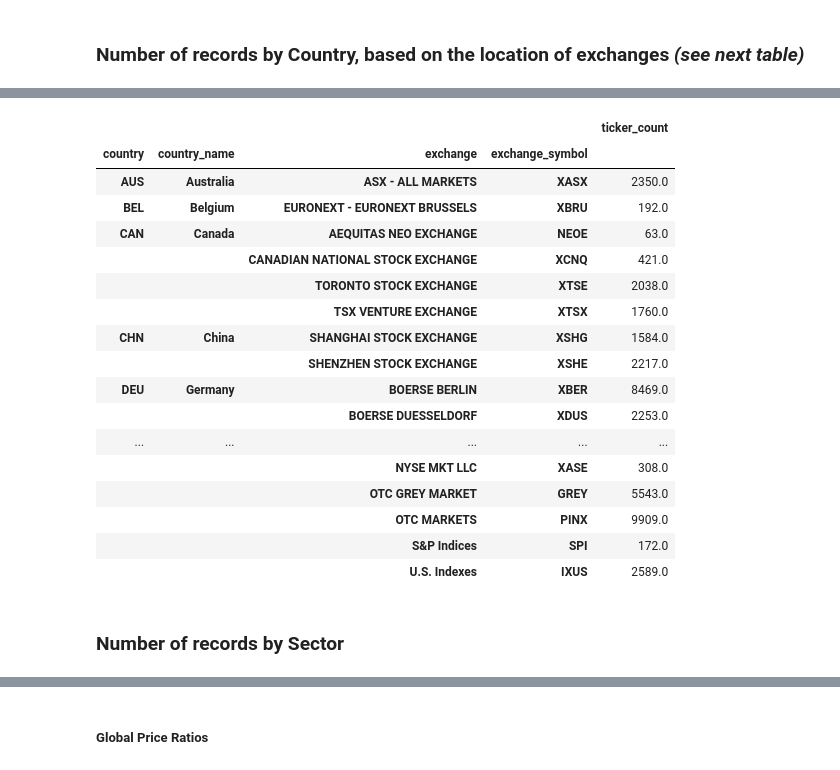
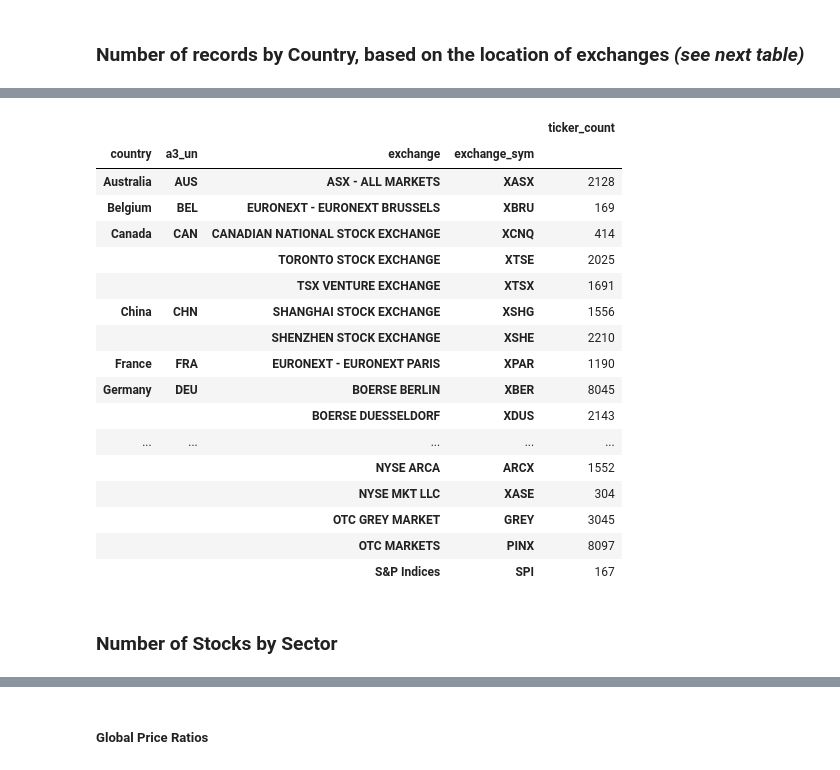
Before and after one commit to caiobran/mstables, a Jupyter notebook: data_overview.ipynb, the cells around one changed output, grey strips where cells are left out. Saved outputs shown, nothing was run; the diff lists cells and outputs as text; code cells hidden in the pictures.

```diff
--- a/data_overview.ipynb
+++ b/data_overview.ipynb
@@ -153,31 +339,26 @@ While $ticker\_count > 10$
-# %%
-cols = ['country', 'country_name', 'exchange', 'exchange_symbol', 'ticker']
-us_exchanges = (df_master[cols] # Select relevant columns
-                #.where(df_mtr['country'] == 'USA').dropna() # Filter for country 'USA' only
-                .groupby(by=cols[:-1]) # Group records by first four columns
-                .count() # Count total of records per group
-                .rename(columns={'ticker':'ticker_count'})) # Rename count column for readibility
-
-(us_exchanges.where(us_exchanges['ticker_count'] > 10).dropna()) # Filter out exchanges with less then 10 records
-# %% [output]
-|  |  |  |  | ticker_count |
-| country | country_name | exchange | exchange_symbol |  |
-| AUS | Australia | ASX - ALL MARKETS | XASX | 2350.0 |
-| BEL | Belgium | EURONEXT - EURONEXT BRUSSELS | XBRU | 192.0 |
-| CAN | Canada | AEQUITAS NEO EXCHANGE | NEOE | 63.0 |
-|  |  | CANADIAN NATIONAL STOCK EXCHANGE | XCNQ | 421.0 |
-|  |  | TORONTO STOCK EXCHANGE | XTSE | 2038.0 |
-|  |  | TSX VENTURE EXCHANGE | XTSX | 1760.0 |
-| CHN | China | SHANGHAI STOCK EXCHANGE | XSHG | 1584.0 |
-|  |  | SHENZHEN STOCK EXCHANGE | XSHE | 2217.0 |
-| DEU | Germany | BOERSE BERLIN | XBER | 8469.0 |
-|  |  | BOERSE DUESSELDORF | XDUS | 2253.0 |
-| ... | ... | ... | ... | ... |
-|  |  | NYSE MKT LLC | XASE | 308.0 |
-|  |  | OTC GREY MARKET | GREY | 5543.0 |
-|  |  | OTC MARKETS | PINX | 9909.0 |
-|  |  | S&P Indices | SPI | 172.0 |
-|  |  | U.S. Indexes | IXUS | 2589.0 |
+# %%
+cols = ['country', 'a3_un', 'exchange', 'exchange_sym', 'ticker']
+df_exchanges = df_master[cols].groupby(by=cols[:-1]).count().rename(columns={'ticker':'ticker_count'})
+df_exchanges[df_exchanges['ticker_count'] > 100]
+# %% [output]
+|  |  |  |  | ticker_count |
+| country | a3_un | exchange | exchange_sym |  |
+| Australia | AUS | ASX - ALL MARKETS | XASX | 2128 |
+| Belgium | BEL | EURONEXT - EURONEXT BRUSSELS | XBRU | 169 |
+| Canada | CAN | CANADIAN NATIONAL STOCK EXCHANGE | XCNQ | 414 |
+|  |  | TORONTO STOCK EXCHANGE | XTSE | 2025 |
+|  |  | TSX VENTURE EXCHANGE | XTSX | 1691 |
+| China | CHN | SHANGHAI STOCK EXCHANGE | XSHG | 1556 |
+|  |  | SHENZHEN STOCK EXCHANGE | XSHE | 2210 |
+| France | FRA | EURONEXT - EURONEXT PARIS | XPAR | 1190 |
+| Germany | DEU | BOERSE BERLIN | XBER | 8045 |
+|  |  | BOERSE DUESSELDORF | XDUS | 2143 |
+| ... | ... | ... | ... | ... |
+|  |  | NYSE ARCA | ARCX | 1552 |
+|  |  | NYSE MKT LLC | XASE | 304 |
+|  |  | OTC GREY MARKET | GREY | 3045 |
+|  |  | OTC MARKETS | PINX | 8097 |
+|  |  | S&P Indices | SPI | 167 |
 # %% [markdown]
-### Number of records by Sector
+### Number of Stocks by Sector
 # %%
```
Also changed, not shown: parts of 66 cells of this notebook, 5 other files.
